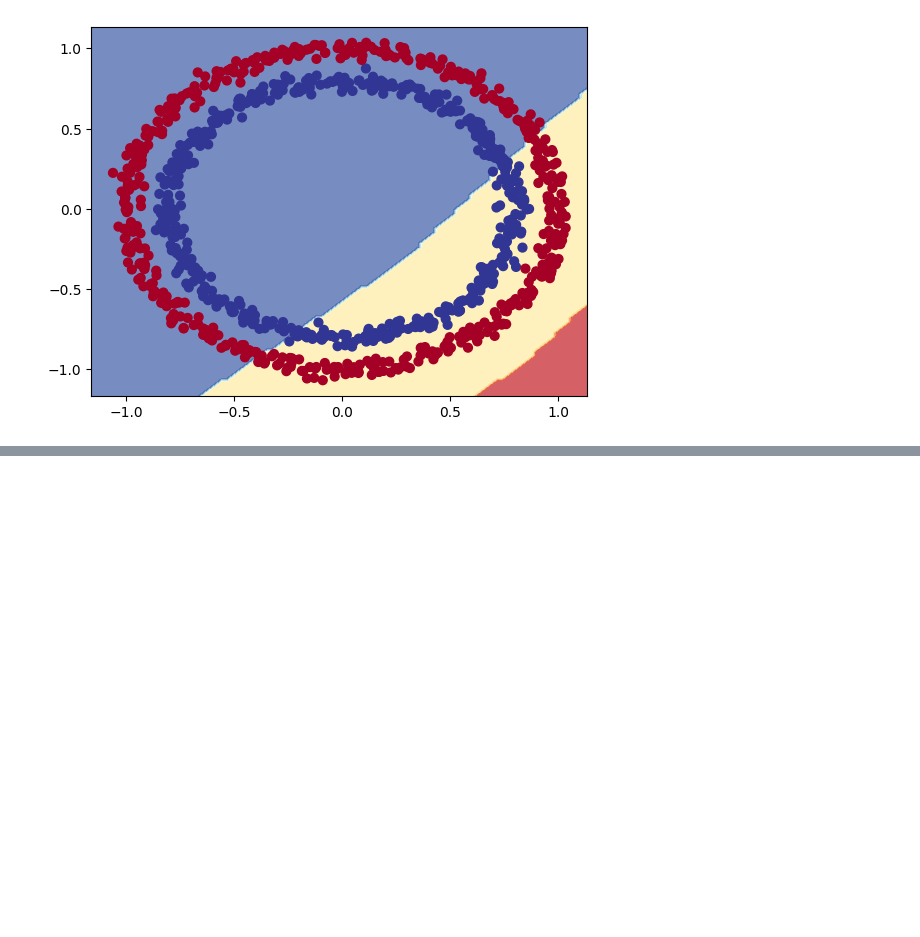
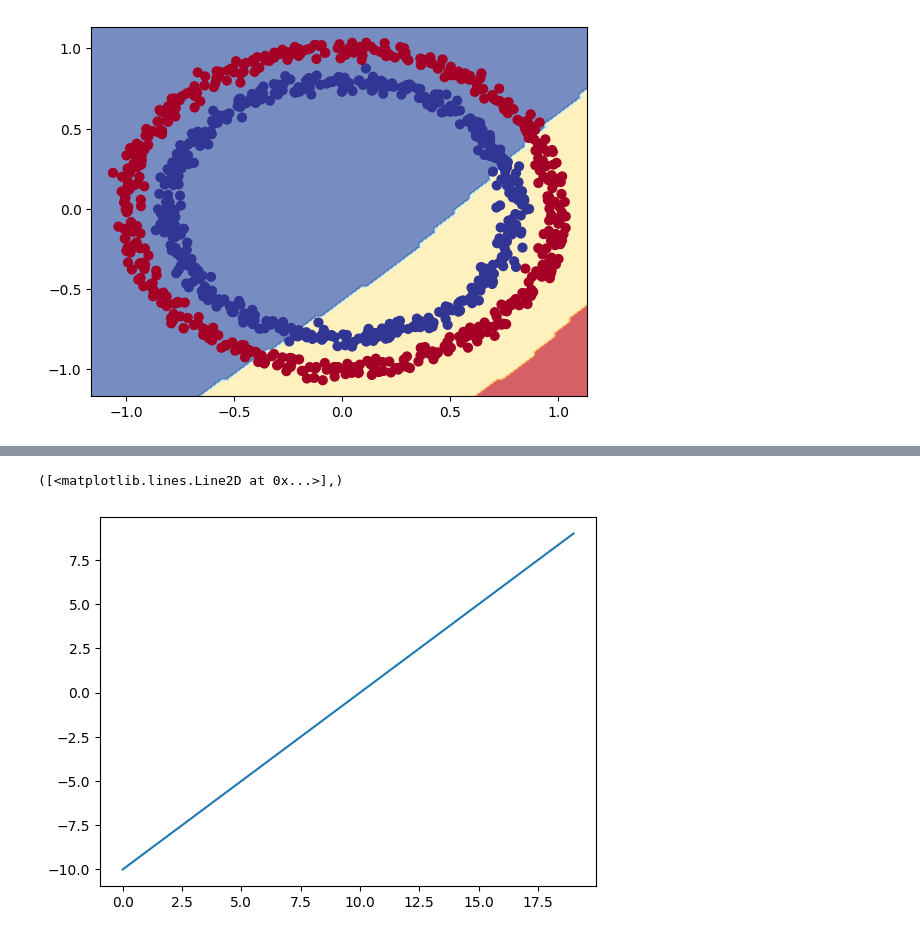
Before and after one commit to nushuhu51-ux/TENSORFLOW-FULL-COURSE-FOR-DEEP-LEARNING, a Jupyter notebook: 02_neural_network_classification_with_tensorFlow.ipynb, the cells around one changed output, grey strips where cells are left out. Drawn from its saved outputs; the diff is of its cells as text; code cells hidden in the pictures; blank space fills up the shorter version.

```diff
--- a/02_neural_network_classification_with_tensorFlow.ipynb
+++ b/02_neural_network_classification_with_tensorFlow.ipynb
@@ -472,0 +541,6 @@ doing binary classification
+# %%
+# visualize our toy tensor
+plt.plot(A),
+# %% [output]
+([<matplotlib.lines.Line2D at 0x...>],)
+[figure, added]
```
Also changed, not shown: parts of 5 cells of this notebook.
